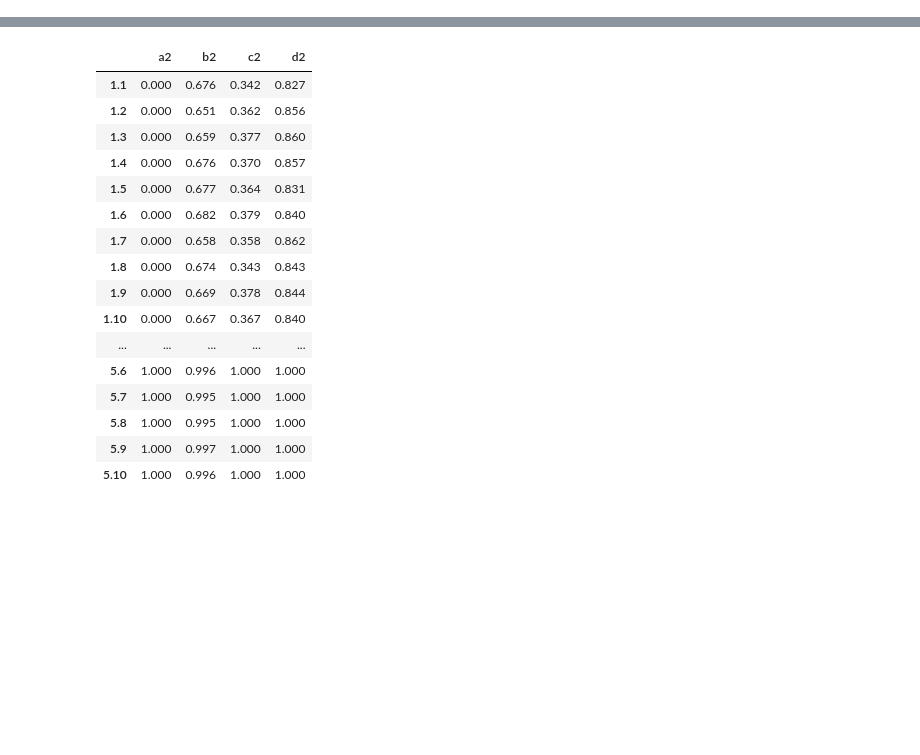
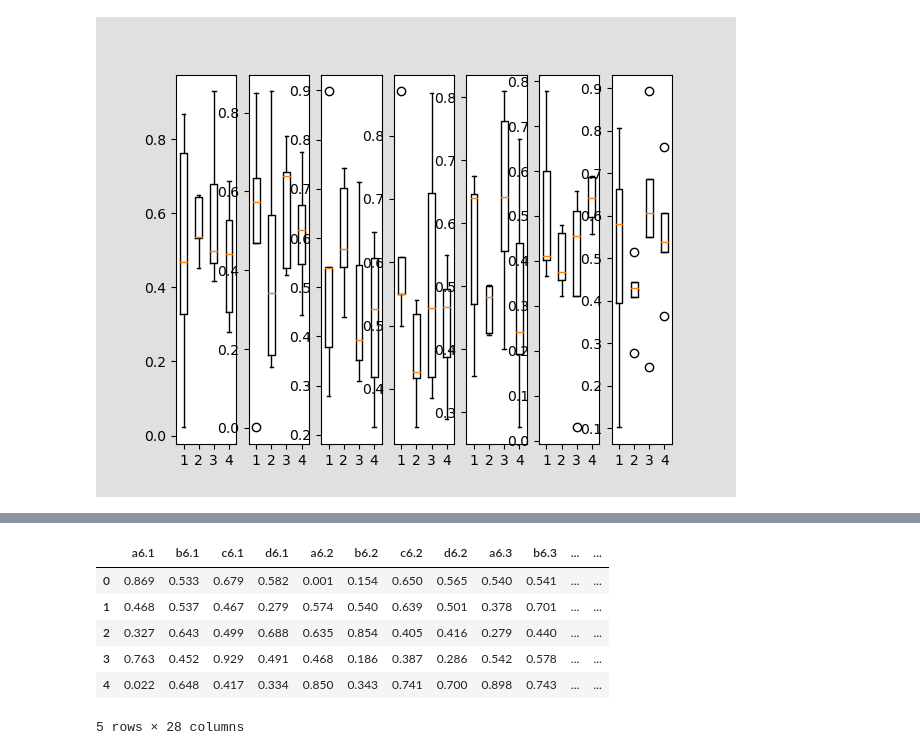
Before and after one commit to JaccovanWijk/Thesis, a Jupyter notebook: SyntheticTest.ipynb, the cells around one changed output, grey strips where cells are left out. Cells and saved outputs as stored; diff of their text form; code cells hidden in the pictures; blank space fills up the shorter version.

Commit message:
Update Classifier test

```diff
--- a/SyntheticTest.ipynb
+++ b/SyntheticTest.ipynb
@@ -8,9 +10,9 @@ Wall time: 2.07 s
 # %%
 %%time
 # Create True DBN
-timesteps = 3
-# nodes = 4
-bayestest = Bayes_Test(timesteps=timesteps, type='random')
+timesteps = 7
+nodes = 4
+bayestest = Bayes_Test(timesteps=timesteps, nodes=nodes, type='close')
 
 gnb.show(bayestest.true_dbn)
 # %% [output]
@@ -20,10 +21,18 @@ Wall time: 58 ms
 # %%
 %%time
 # Score classifiers
-targets = list(sorted(bayestest.true_dbn.names(), key=lambda x: x[::-1]))[-4:]
+targets = list(sorted(bayestest.true_dbn.names(), key=lambda x: x[::-1]))[-nodes:]
 
-#TODO: DIFFERENT TIMESTEPS!!!!!!!!!!!!!!!!!!
+scores = pd.DataFrame()
+fig, axs = plt.subplots(1, timesteps)
 
-scores = bayestest.time_test(targets=targets, timesteps=timesteps)
+for timestep in range(1, timesteps + 1):
+    score = bayestest.time_test(targets=targets, timesteps=timestep, structure='hill')
+    scores = pd.concat([scores, score], axis=1)
+
+    axs[timestep-1].boxplot(score)
+
+plt.show()
 scores
 # %% [output]
+[figure, added]
@@ -31,19 +40,9 @@ Wall time: 15 s
-|  | a2 | b2 | c2 | d2 |
-| 1.1 | 0.000 | 0.676 | 0.342 | 0.827 |
-| 1.2 | 0.000 | 0.651 | 0.362 | 0.856 |
-| 1.3 | 0.000 | 0.659 | 0.377 | 0.860 |
-| 1.4 | 0.000 | 0.676 | 0.370 | 0.857 |
-| 1.5 | 0.000 | 0.677 | 0.364 | 0.831 |
-| 1.6 | 0.000 | 0.682 | 0.379 | 0.840 |
-| 1.7 | 0.000 | 0.658 | 0.358 | 0.862 |
-| 1.8 | 0.000 | 0.674 | 0.343 | 0.843 |
-| 1.9 | 0.000 | 0.669 | 0.378 | 0.844 |
-| 1.10 | 0.000 | 0.667 | 0.367 | 0.840 |
-| ... | ... | ... | ... | ... |
-| 5.6 | 1.000 | 0.996 | 1.000 | 1.000 |
-| 5.7 | 1.000 | 0.995 | 1.000 | 1.000 |
-| 5.8 | 1.000 | 0.995 | 1.000 | 1.000 |
-| 5.9 | 1.000 | 0.997 | 1.000 | 1.000 |
-| 5.10 | 1.000 | 0.996 | 1.000 | 1.000 |
+|  | a6.1 | b6.1 | c6.1 | d6.1 | a6.2 | b6.2 | c6.2 | d6.2 | a6.3 | b6.3 | ... | ... |
+| 0 | 0.869 | 0.533 | 0.679 | 0.582 | 0.001 | 0.154 | 0.650 | 0.565 | 0.540 | 0.541 | ... | ... |
+| 1 | 0.468 | 0.537 | 0.467 | 0.279 | 0.574 | 0.540 | 0.639 | 0.501 | 0.378 | 0.701 | ... | ... |
+| 2 | 0.327 | 0.643 | 0.499 | 0.688 | 0.635 | 0.854 | 0.405 | 0.416 | 0.279 | 0.440 | ... | ... |
+| 3 | 0.763 | 0.452 | 0.929 | 0.491 | 0.468 | 0.186 | 0.387 | 0.286 | 0.542 | 0.578 | ... | ... |
+| 4 | 0.022 | 0.648 | 0.417 | 0.334 | 0.850 | 0.343 | 0.741 | 0.700 | 0.898 | 0.743 | ... | ... |
+5 rows × 28 columns
 # %%
 mean_scores = pd.DataFrame([scores.mean(), scores.std()], index=['Mean','STD'])
```
Also changed, not shown: parts of 4 cells of this notebook, 1 other file.
